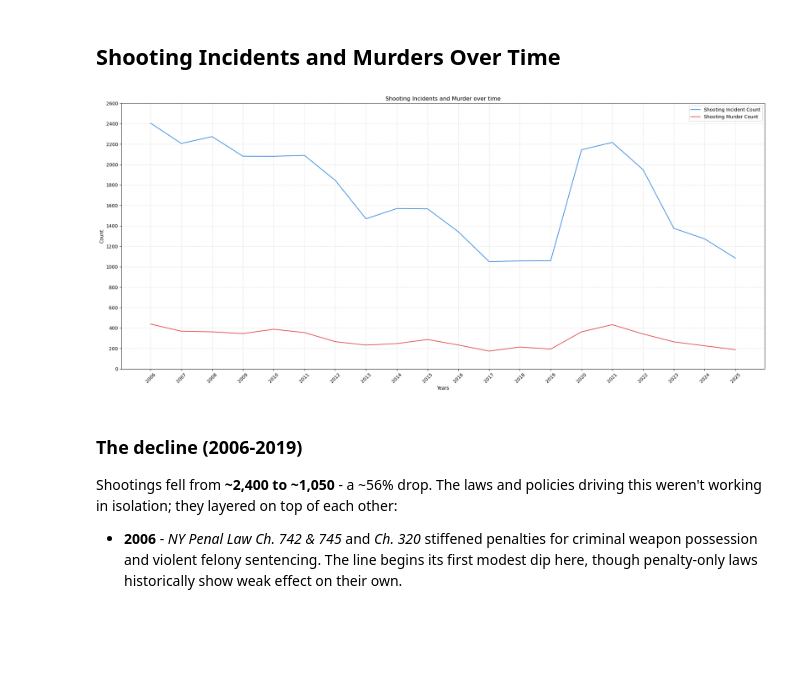
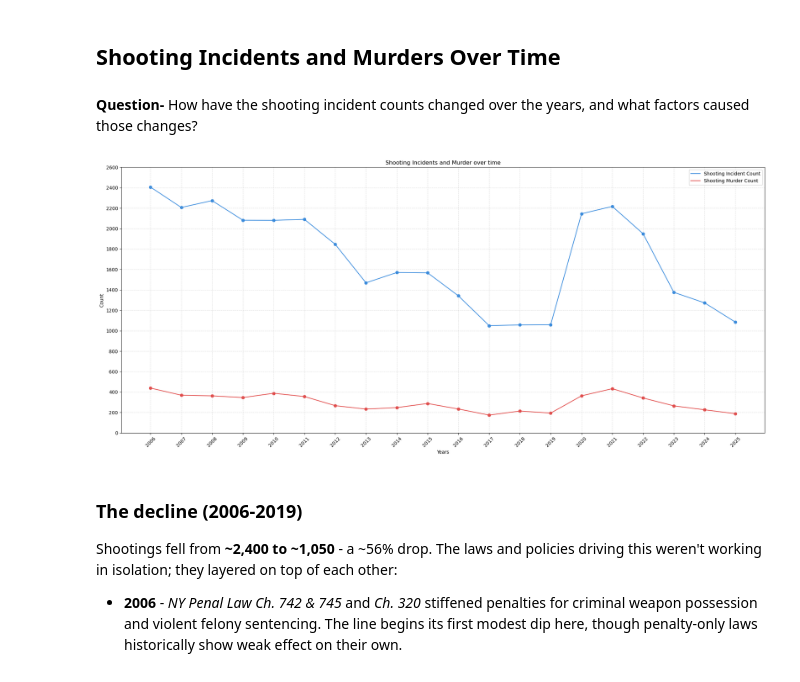
Before and after one commit to karanveerss383/NYC-shootings-analysis, a Jupyter notebook: Analysis/part_data_analysis_singh_karanveer.ipynb, the cells around one changed output. Saved outputs shown, nothing was run; the diff lists cells and outputs as text; code cells hidden in the pictures; blank space fills up the shorter version.

```diff
--- a/Analysis/part_data_analysis_singh_karanveer.ipynb
+++ b/Analysis/part_data_analysis_singh_karanveer.ipynb
@@ -14,11 +14,14 @@ laws_df = pd.read_csv('../Data/nyc_ny_gun_violence_laws_2006_2025_verified.csv')
 policies_df = pd.read_csv('../Data/nyc_violence_policies_2006_2025.csv')
 # %%
 combined_df['STAT_MURDER_FLG'] = (combined_df['STAT_MURDER_FLG'] == 'Y').astype(int)
+combined_df['LOCATION_DESC'] = combined_df['LOCATION_DESC'].astype(str)
 combined_df['OCCUR_DATETIME'] = pd.to_datetime(combined_df['OCCUR_DATETIME'])
 laws_df['date_signed'] = pd.to_datetime(laws_df['date_signed'])
 policies_df['date_implemented'] = pd.to_datetime(policies_df['date_implemented'])
 # %% [markdown]
 ## Shooting Incidents and Murders Over Time
+# %% [markdown]
+**Question-** How have the shooting incident counts changed over the years, and what factors caused those changes?
 # %%
 year_group = combined_df.groupby(combined_df['OCCUR_DATETIME'].dt.year)['STAT_MURDER_FLG']
 year_count = year_group.count()
@@ -26,24 +29,26 @@ year_sum = year_group.sum()
 # %%
 fig,ax = plt.subplots(figsize=(20,9))
 
 ax.plot(range(len(year_count.values)), year_count.values, c='#378ADD', label='Shooting Incident Count')
+ax.scatter(range(len(year_count.values)), year_count.values, c='#378ADD')
 ax.plot(range(len(year_sum.values)), year_sum.values, c='#E24B4A', label='Shooting Murder Count')
+ax.scatter(range(len(year_sum.values)), year_sum.values, c='#E24B4A')
 
 ax.set_xticks(range(len(year_sum.values)))
 ax.set_xticklabels([int(x) for x in year_sum.index], rotation=45)
 ax.set_yticks(range(0,2800,200))
 
 ax.grid(axis='both', linestyle='--', alpha=0.4)
 
 ax.set_title('Shooting Incidents and Murder over time')
 ax.set_xlabel('Years')
 ax.set_ylabel('Count')
 ax.legend()
 
 plt.tight_layout()
 plt.show()
 # %% [output]
-[figure, old version]
+[figure, new version]
 # %% [markdown]
 ### The decline (2006-2019)
 
```
Also changed, not shown: parts of 9 cells of this notebook.
